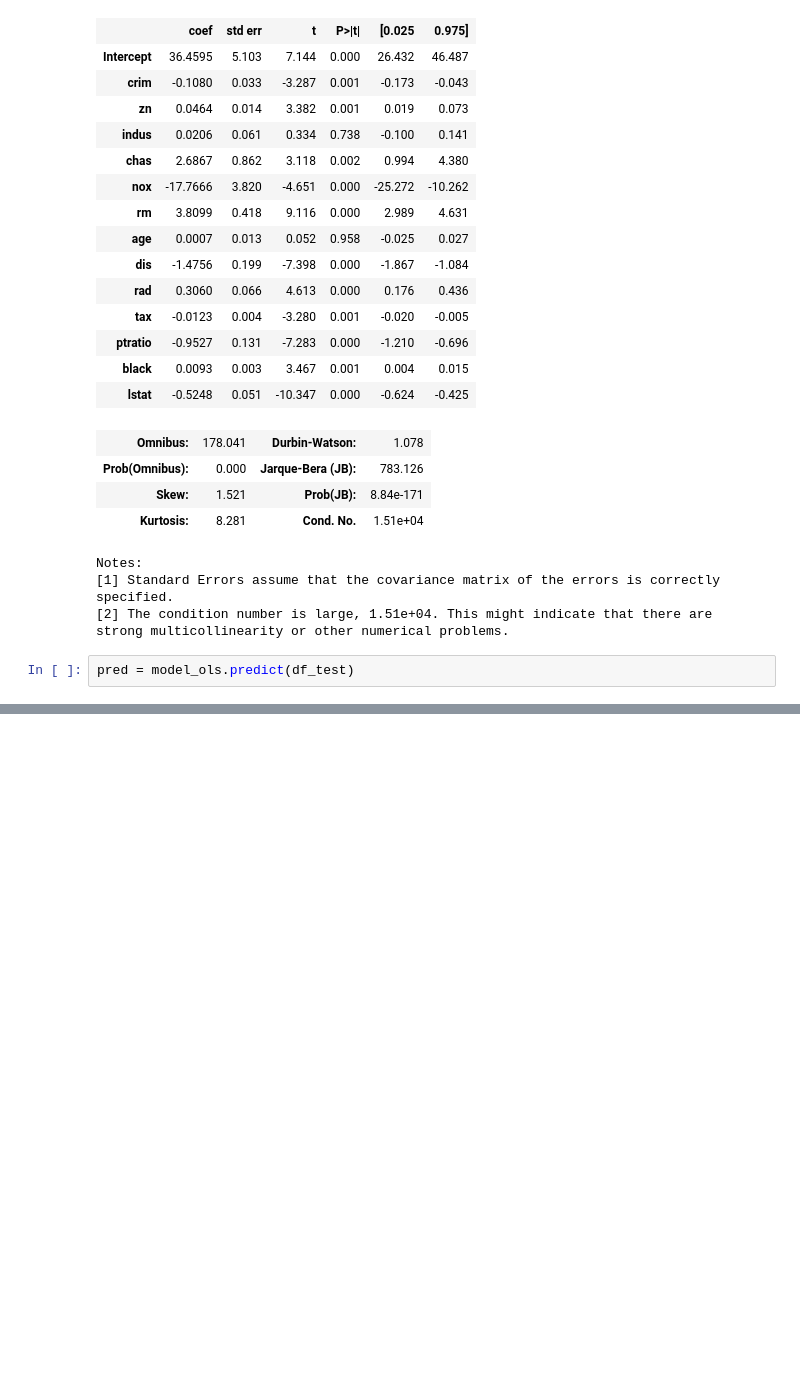
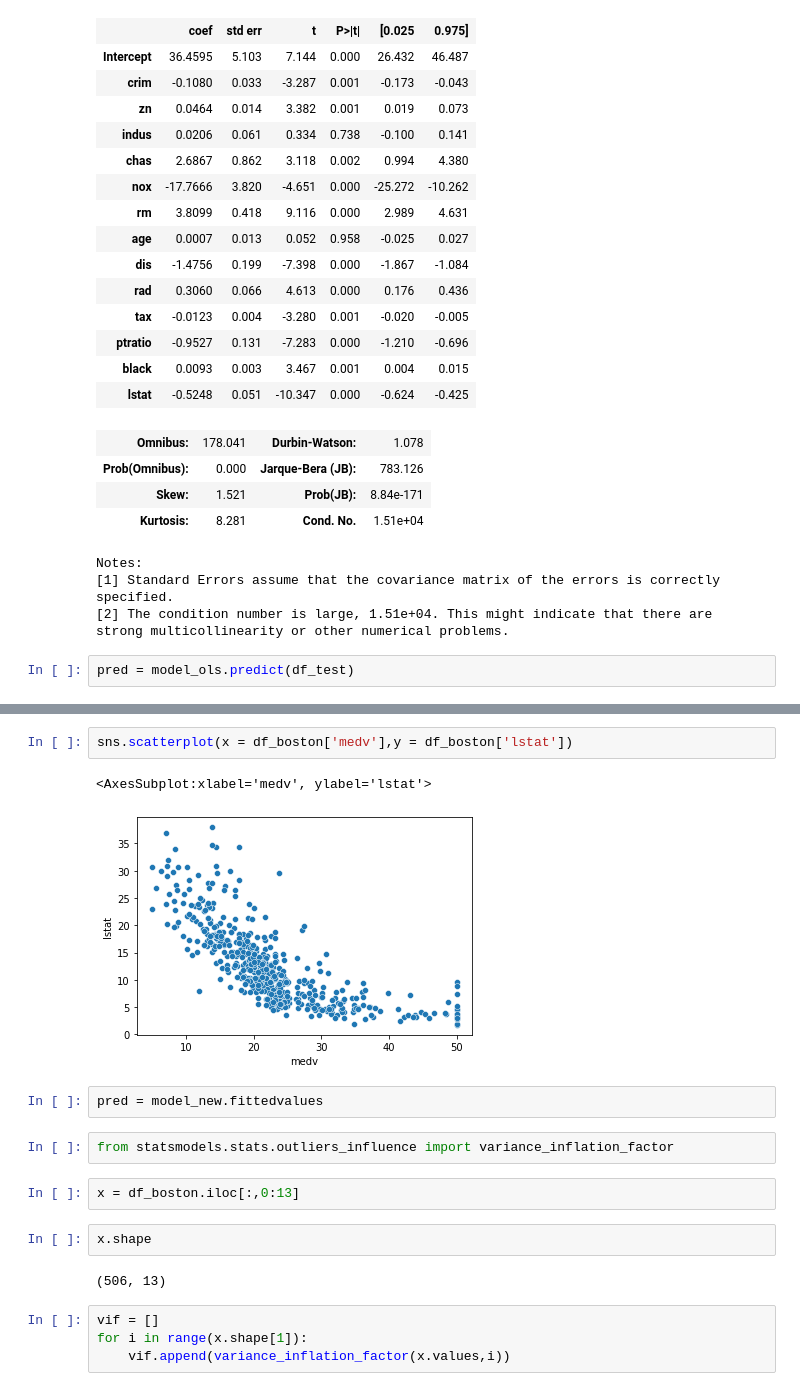
Before and after one commit to EshaanJoshiSDBI/Notes, a Jupyter notebook: Sem4/Fundamentals of Pattern Recognition/Nov29.ipynb, the cells around one changed output, grey strips where cells are left out. Saved outputs shown, nothing was run; the diff lists cells and outputs as text; blank space fills up the shorter version.

```diff
--- a/Sem4/Fundamentals of Pattern Recognition/Nov29.ipynb
+++ b/Sem4/Fundamentals of Pattern Recognition/Nov29.ipynb
@@ -288,0 +319,19 @@ r2_score(df_test.iloc[:,[13]],pred)
+# %%
+sns.scatterplot(x = df_boston['medv'],y = df_boston['lstat'])
+# %% [output]
+<AxesSubplot:xlabel='medv', ylabel='lstat'>
+[figure, added]
+# %%
+pred = model_new.fittedvalues
+# %%
+from statsmodels.stats.outliers_influence import variance_inflation_factor
+# %%
+x = df_boston.iloc[:,0:13]
+# %%
+x.shape
+# %% [output]
+(506, 13)
+# %%
+vif = []
+for i in range(x.shape[1]):
+    vif.append(variance_inflation_factor(x.values,i))
```
Also changed, not shown: parts of 18 cells of this notebook.
